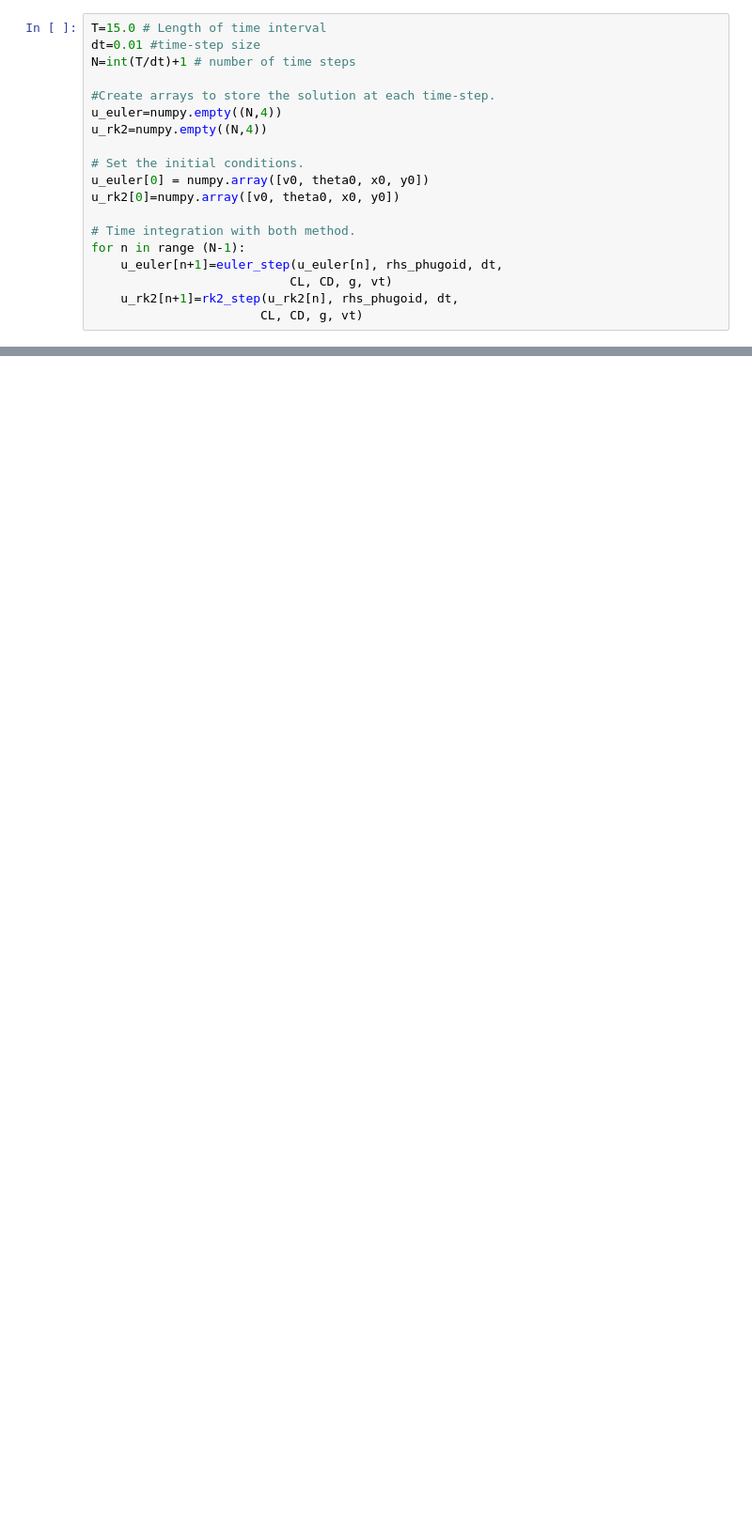
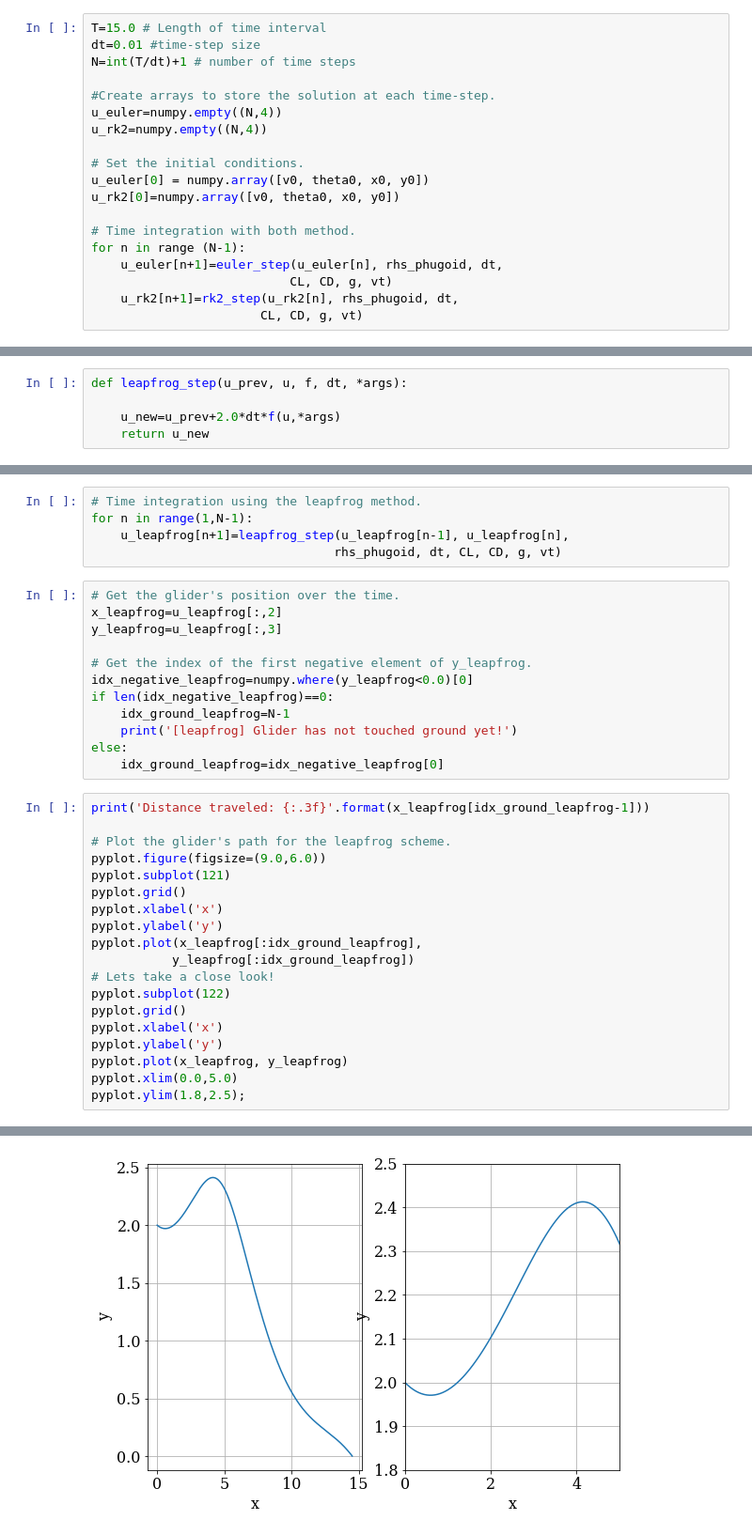
Before and after one commit to ryan28973630/MAE6286, a Jupyter notebook: Third Class (20180912) Lesson 4, Module 1.ipynb, the cells around one changed output, grey strips where cells are left out. Shown at 94% size. Drawn from its saved outputs; the diff is of its cells as text; blank space fills up the shorter version.

```diff
--- a/Third Class (20180912) Lesson 4, Module 1.ipynb
+++ b/Third Class (20180912) Lesson 4, Module 1.ipynb
@@ -170,0 +264,5 @@ else:
+# %%
+def leapfrog_step(u_prev, u, f, dt, *args):
+
+    u_new=u_prev+2.0*dt*f(u,*args)
+    return u_new
@@ -170,0 +292,37 @@ else:
+# %%
+# Time integration using the leapfrog method.
+for n in range(1,N-1):
+    u_leapfrog[n+1]=leapfrog_step(u_leapfrog[n-1], u_leapfrog[n],
+                                 rhs_phugoid, dt, CL, CD, g, vt)
+# %%
+# Get the glider's position over the time.
+x_leapfrog=u_leapfrog[:,2]
+y_leapfrog=u_leapfrog[:,3]
+
+# Get the index of the first negative element of y_leapfrog.
+idx_negative_leapfrog=numpy.where(y_leapfrog<0.0)[0]
+if len(idx_negative_leapfrog)==0:
+    idx_ground_leapfrog=N-1
+    print('[leapfrog] Glider has not touched ground yet!')
+else:
+    idx_ground_leapfrog=idx_negative_leapfrog[0]
+# %%
+print('Distance traveled: {:.3f}'.format(x_leapfrog[idx_ground_leapfrog-1]))
+
+# Plot the glider's path for the leapfrog scheme.
+pyplot.figure(figsize=(9.0,6.0))
+pyplot.subplot(121)
+pyplot.grid()
+pyplot.xlabel('x')
+pyplot.ylabel('y')
+pyplot.plot(x_leapfrog[:idx_ground_leapfrog],
+           y_leapfrog[:idx_ground_leapfrog])
+# Lets take a close look!
+pyplot.subplot(122)
+pyplot.grid()
+pyplot.xlabel('x')
+pyplot.ylabel('y')
+pyplot.plot(x_leapfrog, y_leapfrog)
+pyplot.xlim(0.0,5.0)
+pyplot.ylim(1.8,2.5);
+# %% [output]
@@ -170,0 +330 @@ else:
+[figure, added]
```
Also changed, not shown: parts of 11 cells of this notebook.
